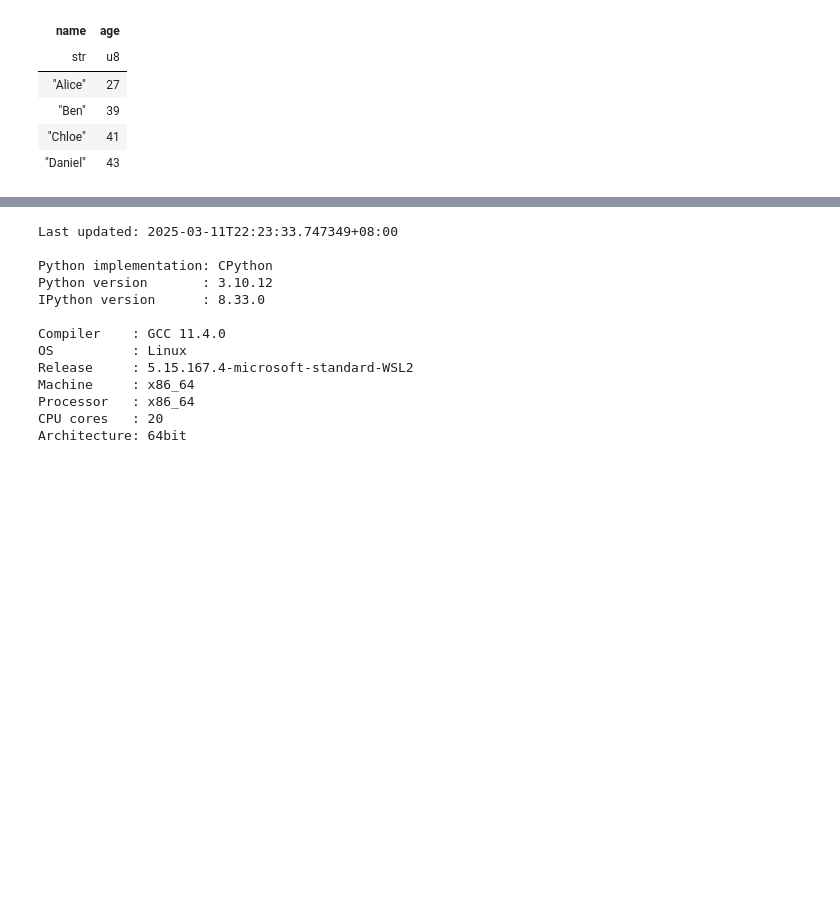
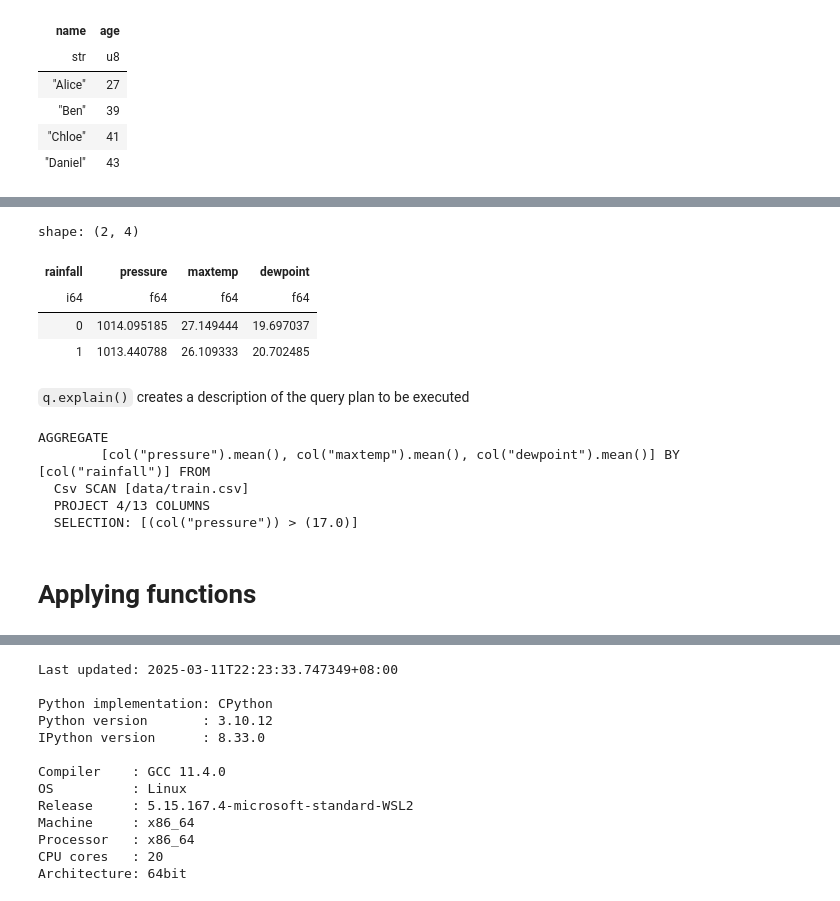
Before and after one commit to minimartzz/kaggle-rainfall-prediction, a Jupyter notebook: polars_exploration.ipynb, the cells around one changed output, grey strips where cells are left out. Cells and saved outputs as stored; diff of their text form; code cells hidden in the pictures; blank space fills up the shorter version.

```diff
--- a/polars_exploration.ipynb
+++ b/polars_exploration.ipynb
@@ -251,0 +275,29 @@ AttributeError: 'generator' object has no attribute 'count'
+# %%
+q = (
+  pl.scan_csv('data/train.csv')
+    .filter(pl.col('pressure') > 17)
+    .group_by('rainfall')
+    .agg(pl.col(['pressure', 'maxtemp', 'dewpoint']).mean())
+)
+
+df = q.collect()
+# %%
+df
+# %% [output]
+shape: (2, 4)
+| rainfall | pressure | maxtemp | dewpoint |
+| i64 | f64 | f64 | f64 |
+| 0 | 1014.095185 | 27.149444 | 19.697037 |
+| 1 | 1013.440788 | 26.109333 | 20.702485 |
+# %% [markdown]
+`q.explain()` creates a description of the query plan to be executed
+# %%
+print(q.explain())
+# %% [output]
+AGGREGATE
+        [col("pressure").mean(), col("maxtemp").mean(), col("dewpoint").mean()] BY [col("rainfall")] FROM
+  Csv SCAN [data/train.csv]
+  PROJECT 4/13 COLUMNS
+  SELECTION: [(col("pressure")) > (17.0)]
+# %% [markdown]
+# Applying functions
```
Also changed, not shown: parts of 9 cells of this notebook, 1 other file.
